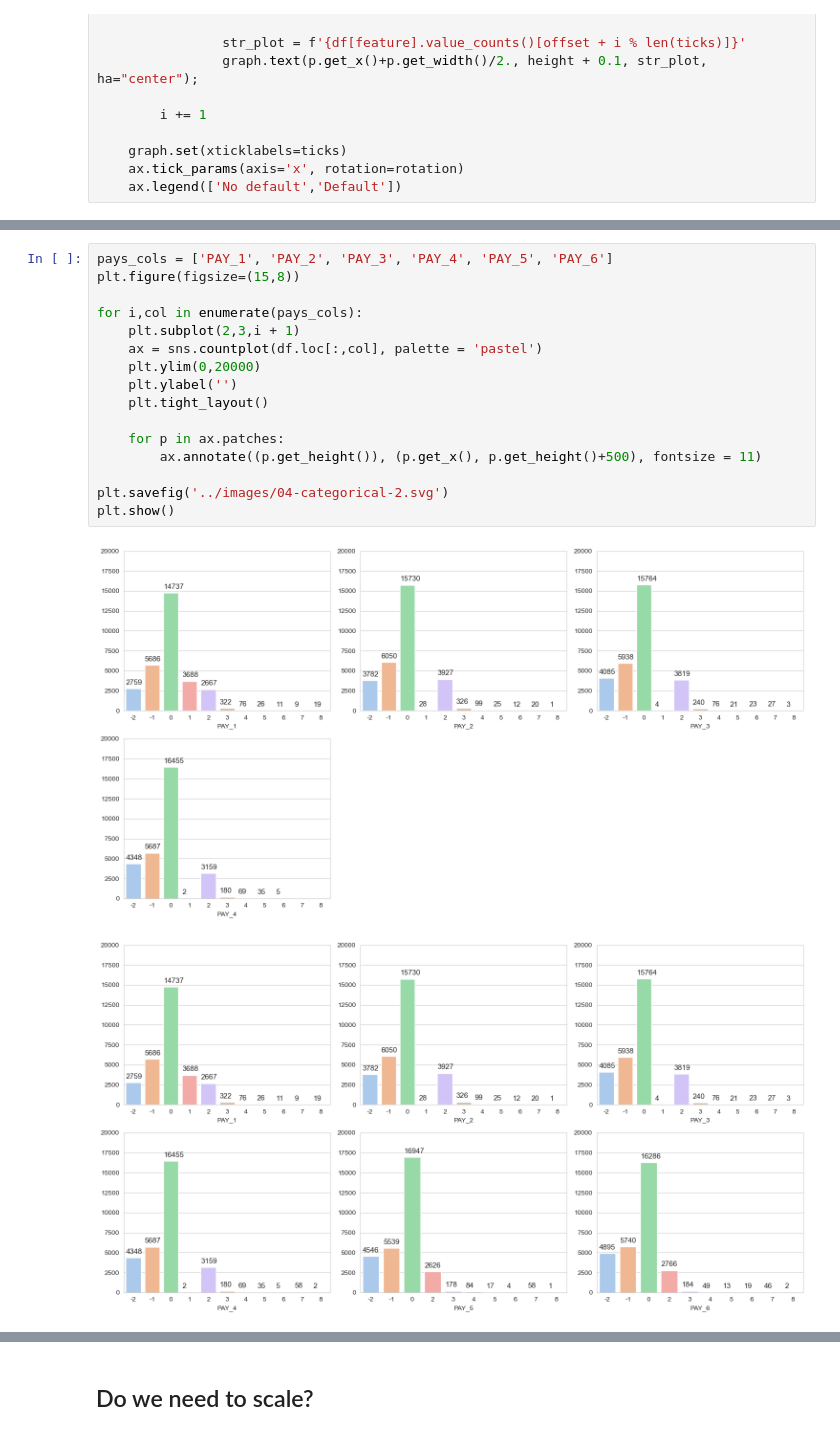
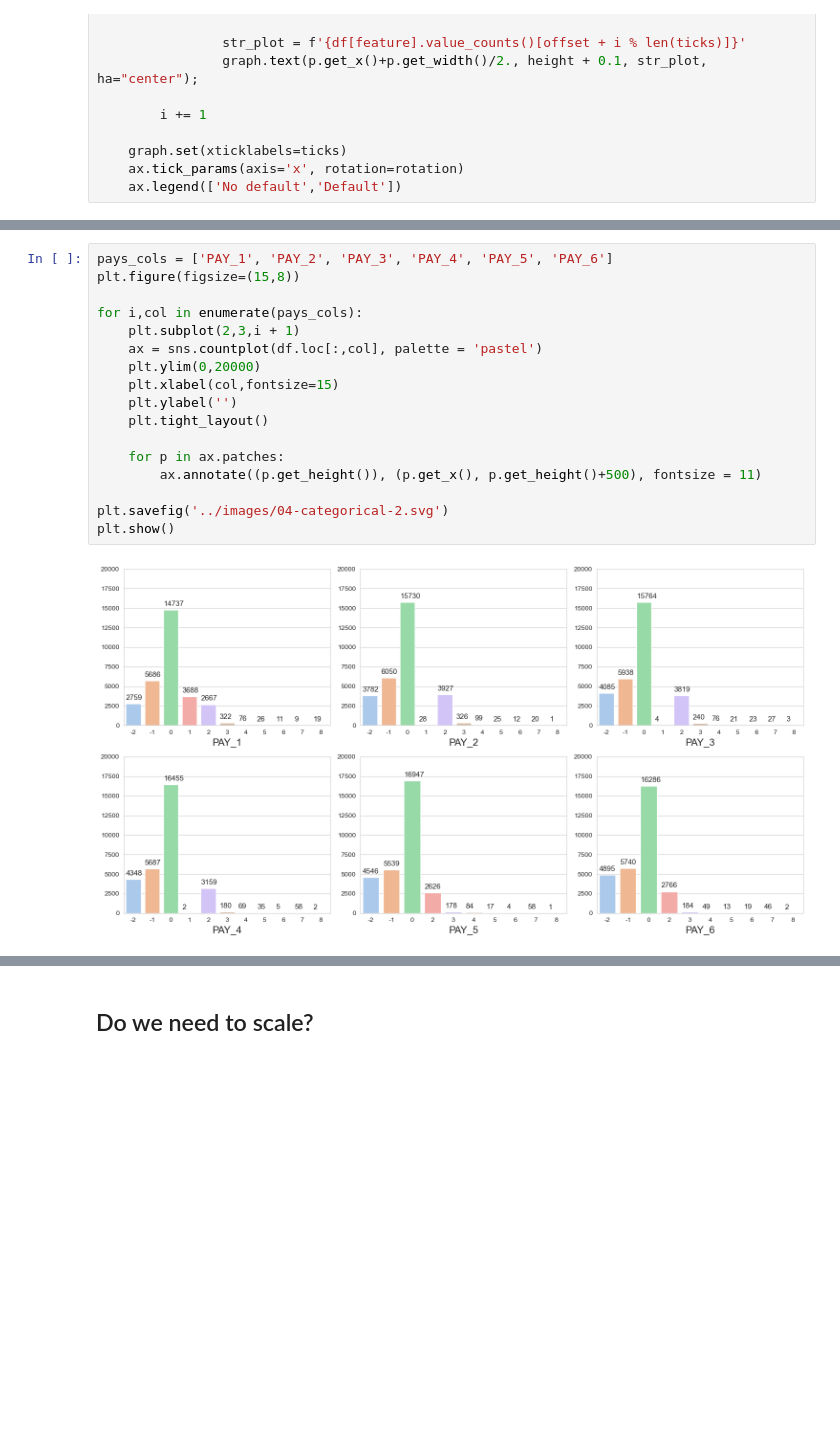
Before and after one commit to francescodisalvo05/credit-card-default, a Jupyter notebook: notebooks/EDA.ipynb, the cells around one changed output, grey strips where cells are left out. Saved outputs shown, nothing was run; the diff lists cells and outputs as text; blank space fills up the shorter version.

```diff
--- a/notebooks/EDA.ipynb
+++ b/notebooks/EDA.ipynb
@@ -232,22 +234,22 @@ plt.show();
 # %%
 pays_cols = ['PAY_1', 'PAY_2', 'PAY_3', 'PAY_4', 'PAY_5', 'PAY_6']
 plt.figure(figsize=(15,8))
 
 for i,col in enumerate(pays_cols):
     plt.subplot(2,3,i + 1)
     ax = sns.countplot(df.loc[:,col], palette = 'pastel')
     plt.ylim(0,20000)
+    plt.xlabel(col,fontsize=15)
     plt.ylabel('')
     plt.tight_layout()
 
     for p in ax.patches:
         ax.annotate((p.get_height()), (p.get_x(), p.get_height()+500), fontsize = 11)
 
 plt.savefig('../images/04-categorical-2.svg')
 plt.show()
 # %% [output]
-[figure, old version]
+[figure, new version]
-[figure, removed]
 # %%
 plt.figure(figsize=(12,4))
 
```
Also changed, not shown: parts of 7 cells of this notebook.
